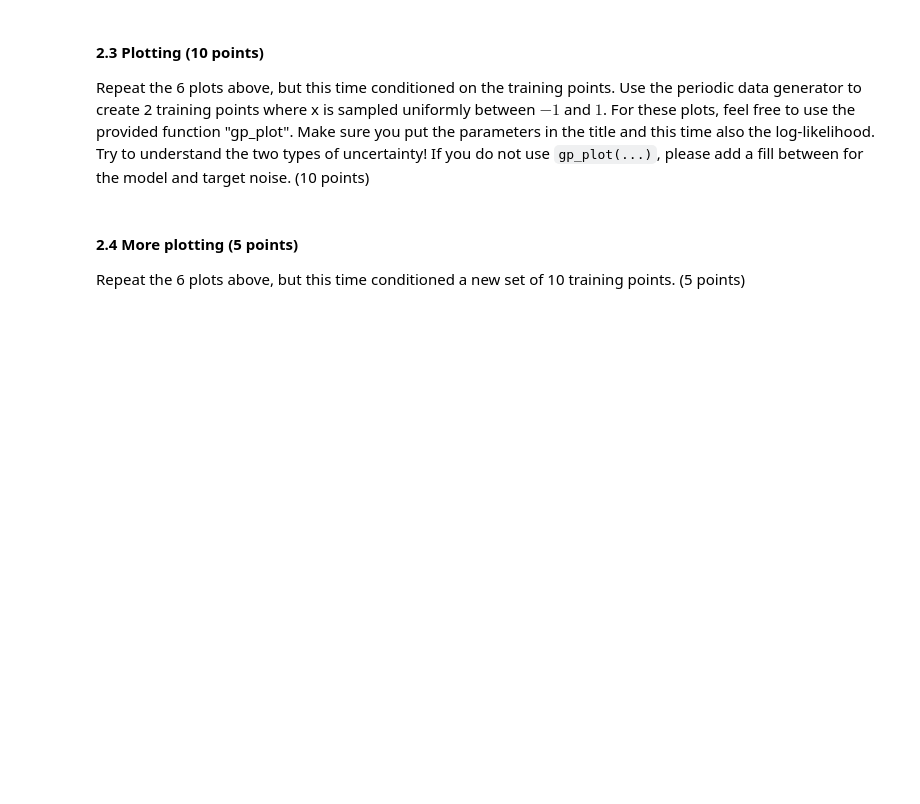
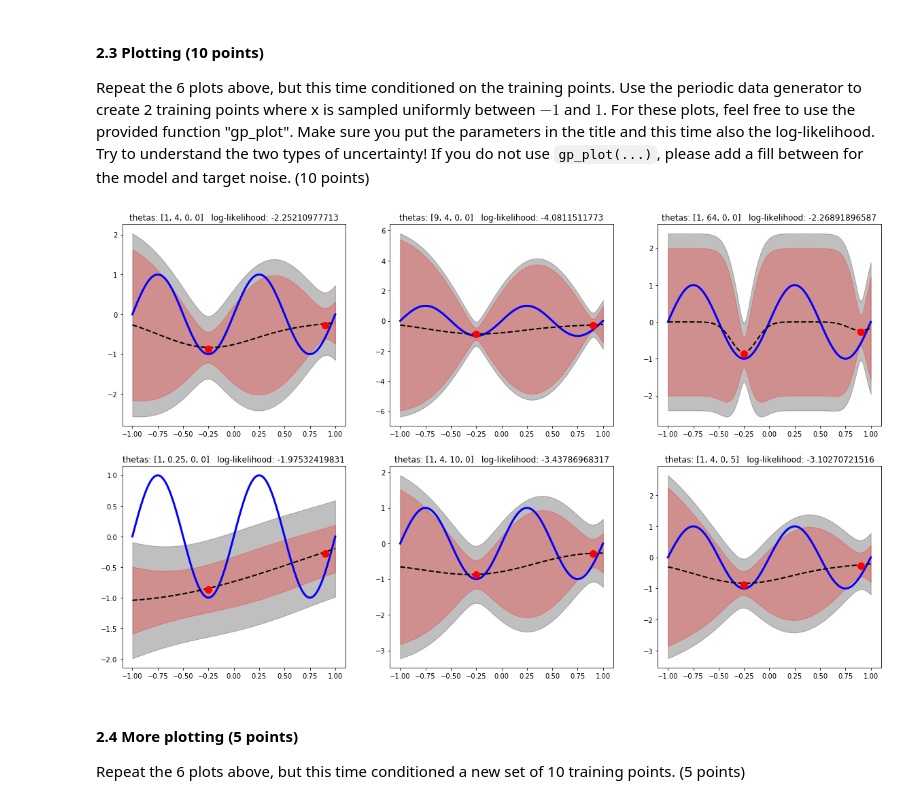
Before and after one commit to Kalsir/ml1_lab3, a Jupyter notebook: 11025352_11924462_lab3.ipynb, the cells around one changed output. Drawn from its saved outputs; the diff is of its cells as text; code cells hidden in the pictures; blank space fills up the shorter version.

```diff
--- a/11025352_11924462_lab3.ipynb
+++ b/11025352_11924462_lab3.ipynb
@@ -186,9 +218,3 @@ Once we have data, we are interested in the predictive distribution (note: the p
 
 #### 2.1 gp_predictive_distribution(...) (10 points)
 Write a function `gp_predictive_distribution(x_train, t_train, x_test, theta, beta, C=None)` that computes  Eqns 6.66 and 6.67, except allow for an arbitrary number of test points (not just one) and now the kernel matrix is for training data.  By having C as an optional parameter, we can avoid computing it more than once (for this problem it is unimportant, but for real problems this is an issue).  The function should compute $\mathbf{C}$, $\mathbf{k}$, and return the mean, variance and $\mathbf{C}$.  Do not forget: the computeK function computes $\mathbf{K}$, not $\mathbf{C}$.(10 points)
-# %%
-def gp_predictive_distribution(x_train, t_train, x_test, theta, beta, C=None):
-    # YOUR CODE HERE
-    raise NotImplementedError()
-
-    return mean_test, covar_test, C
@@ -215,12 +267,16 @@ assert np.allclose(C_in, C_out), "C is not reused!"
 # %% [markdown]
 #### 2.2 gp_log_likelihood(...) (10 points)
 To learn the hyperparameters, we would need to compute the log-likelihood of the of the training data.  Implicitly, this is conditioned on the value setting for $\mathbf{\theta}$.  Write a function `gp_log_likelihood(x_train, t_train, theta, C=None, invC=None, beta=None)`, where C and invC can be stored and reused. It should return the log-likelihood, `C` and `invC`  (10 points)
-# %%
-def gp_log_likelihood(x_train, t_train, theta, beta, C=None, invC=None):
-    # YOUR CODE HERE
-    raise NotImplementedError()
-
-    return lp, C, invC
+# %%
+def gp_log_likelihood(x_train, t_train, theta, beta, C=None, invC=None):
+    if C is None:
+        K = computeK(x_train, x_train, theta)
+        C = K + 1/beta
+    if invC is None:
+        invC = linalg.inv(C)
+    lp = -(log(linalg.det(C)) + t_train.T @ invC @ t_train + len(x_train)*log(2*pi))/2
+
+    return lp, C, invC
 # %%
 ### Test your function
 N = 2
@@ -272,3 +325,23 @@ raise NotImplementedError()
+# %%
+def plotN(N):
+    x_train = random.rand(N) * 2 - 1
+    y_train = true_mean_function(x_train)
+    t_train = add_noise(y_train, sigma)
+    K =computeK(x_train, x_train, bishop_thetas[3])
+
+    fig = figure(figsize=(20,12))
+    for i in range(6):
+        subplot(2, 3, i+1)
+        test_mean, test_covar, C = gp_predictive_distribution(x_train, t_train, x_test, bishop_thetas[i], beta)
+        gp_plot(x_test, y_test, test_mean, test_covar, x_train, t_train, bishop_thetas[i], beta)
+        lp, _, _ = gp_log_likelihood(x_train, t_train, bishop_thetas[i], beta, C)
+        title("thetas: " + str(bishop_thetas[i]) + "   log-likelihood: " + str(lp))
+    plt.show()
+
+random.seed(42)
+plotN(2)
+# %% [output]
+[figure, added]
 # %% [markdown]
 #### 2.4 More plotting (5 points)
 Repeat the 6 plots above, but this time conditioned a new set of 10 training points. (5 points)
```
Also changed, not shown: parts of 13 cells of this notebook.
